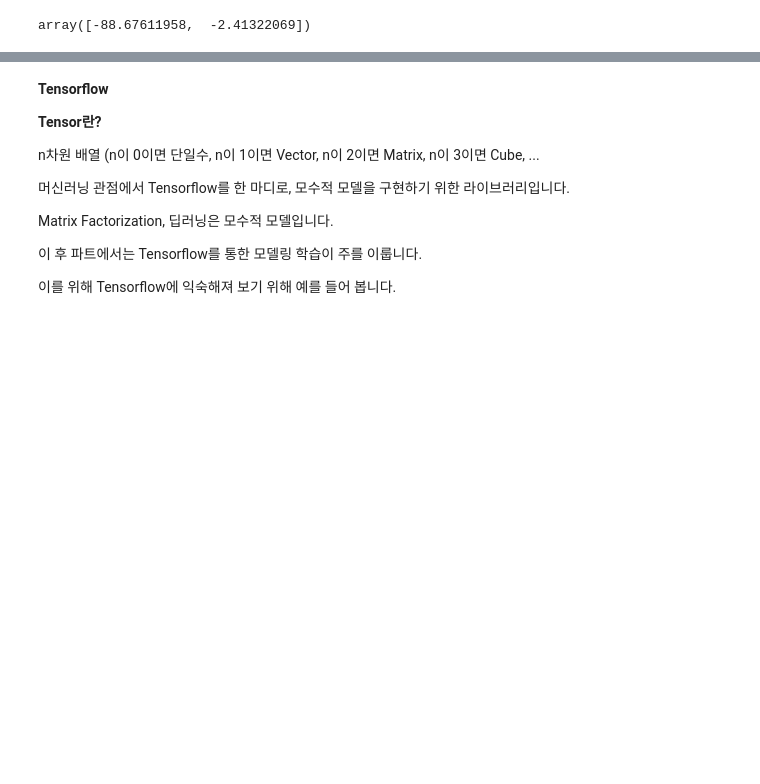
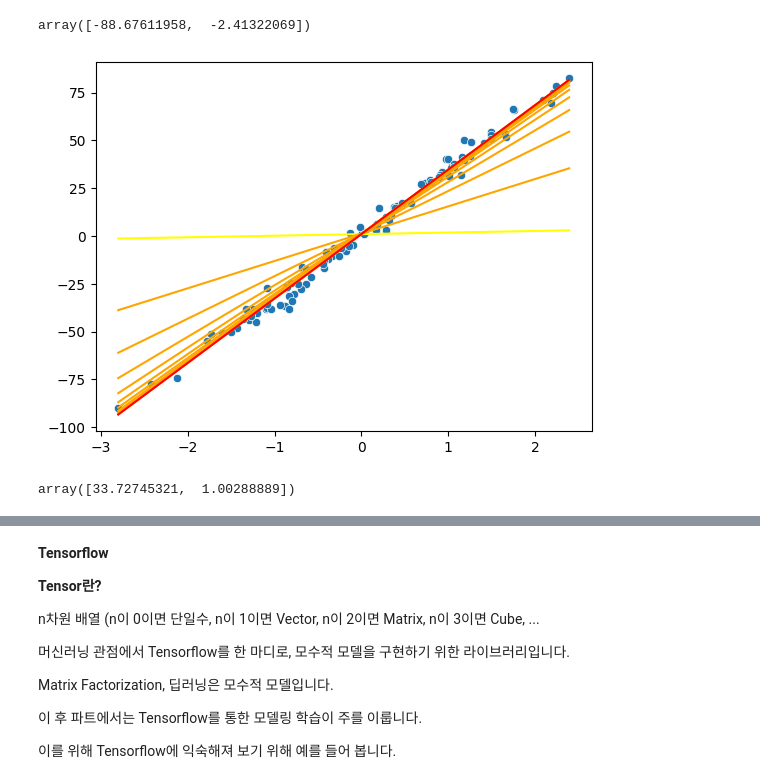
Before and after one commit to sunkusun9/rcmd_2509, a Jupyter notebook: 4.머신 러닝 개론.ipynb, the cells around one changed output, grey strips where cells are left out. Saved outputs shown, nothing was run; the diff lists cells and outputs as text; code cells hidden in the pictures; blank space fills up the shorter version.

```diff
--- a/4.머신 러닝 개론.ipynb
+++ b/4.머신 러닝 개론.ipynb
@@ -422,31 +422,35 @@ array([-88.67611958,  -2.41322069])
 # %%
 beta_hat = np.random.uniform(-1, 1, 2) #  -1, 1 사이의 임의 수 2개를 생성합니다.
 sns.scatterplot(x = X[:, 0], y = y)
 # 선형 회귀선을 출력합니다.
 plot_linear_model(X[:, 0].min(), X[:, 0].max(), beta_hat, color='yellow')
 
 learning_rate = 0.02 # 학습율(속도)
 # Epoch마다 손실(loss)을 기록하기 위한 리스트
 losses = []
 for epoch in range(100):
-    y_hat = #TODO # 현재 회귀 계수의 X_1에 대한 예측 값을 구합니다.
-    beta_hat_grad = #TODO # 회귀 계수들의 경사도를 구합니다.
+    y_hat = X_1.dot(beta_hat) # 현재 회귀 계수의 X_1에 대한 예측 값을 구합니다.
+    beta_hat_grad = np.dot(y - y_hat, X_1) / y.shape[0] * -2 # 회귀 계수들의 경사도를 구합니다.
 
     # Step 3 하강
     beta_hat -= beta_hat_grad * learning_rate # 회귀 계수를 업데이트 합니다.
 
     # 10 epoch 마다 회귀선을 출력합니다.
     if (epoch + 1) % 10 == 0:
         plot_linear_model(X[:, 0].min(), X[:, 0].max(), beta_hat, color='orange')
 
     loss = np.mean((y_hat - y) ** 2)# Loss Function: Mean Squared Error를 계산합니다.
 
     losses.append(loss)
 # 최종 학습된 선형 회귀선을 출력합니다.
 plot_linear_model(X[:, 0].min(), X[:, 0].max(), beta_hat, color='red')
 plt.show()
+# %% [output]
+[figure, added]
 # %%
 beta_hat
+# %% [output]
+array([33.72745321,  1.00288889])
 # %%
 # 경사하강법의 반복횟수(Epoch)에 따른 손실을 출력합니다.
 sns.lineplot(losses)
```
Also changed, not shown: parts of 26 cells of this notebook.
